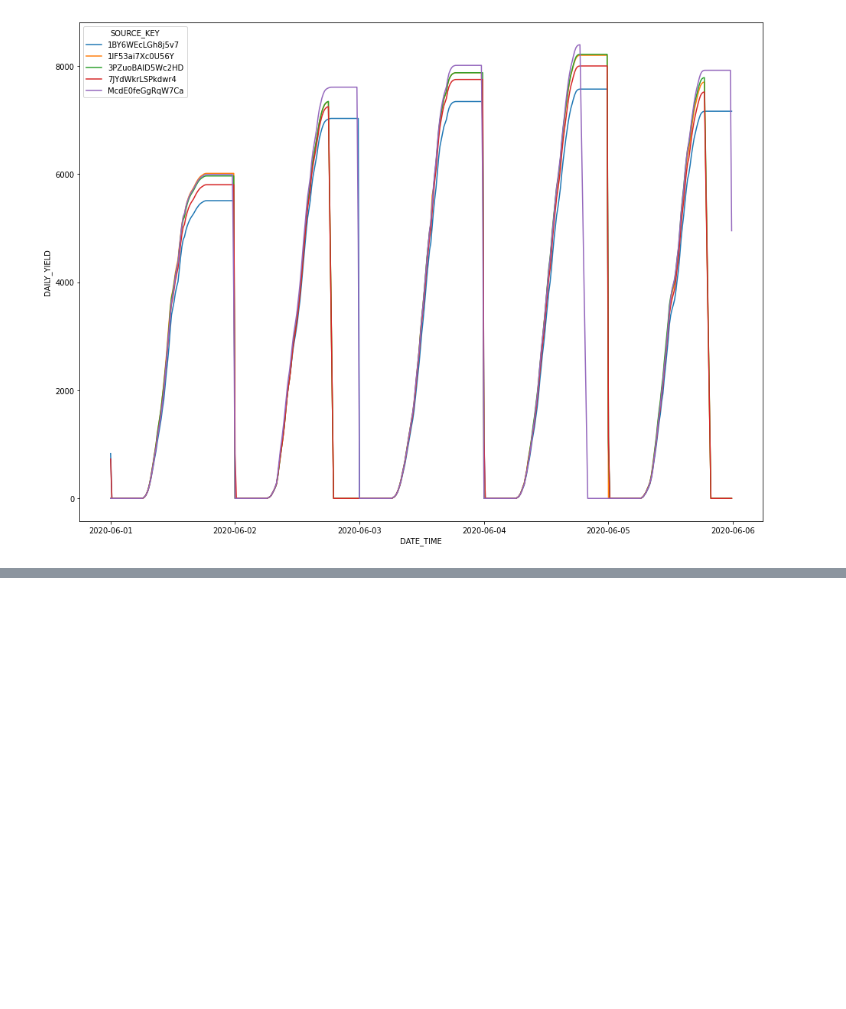
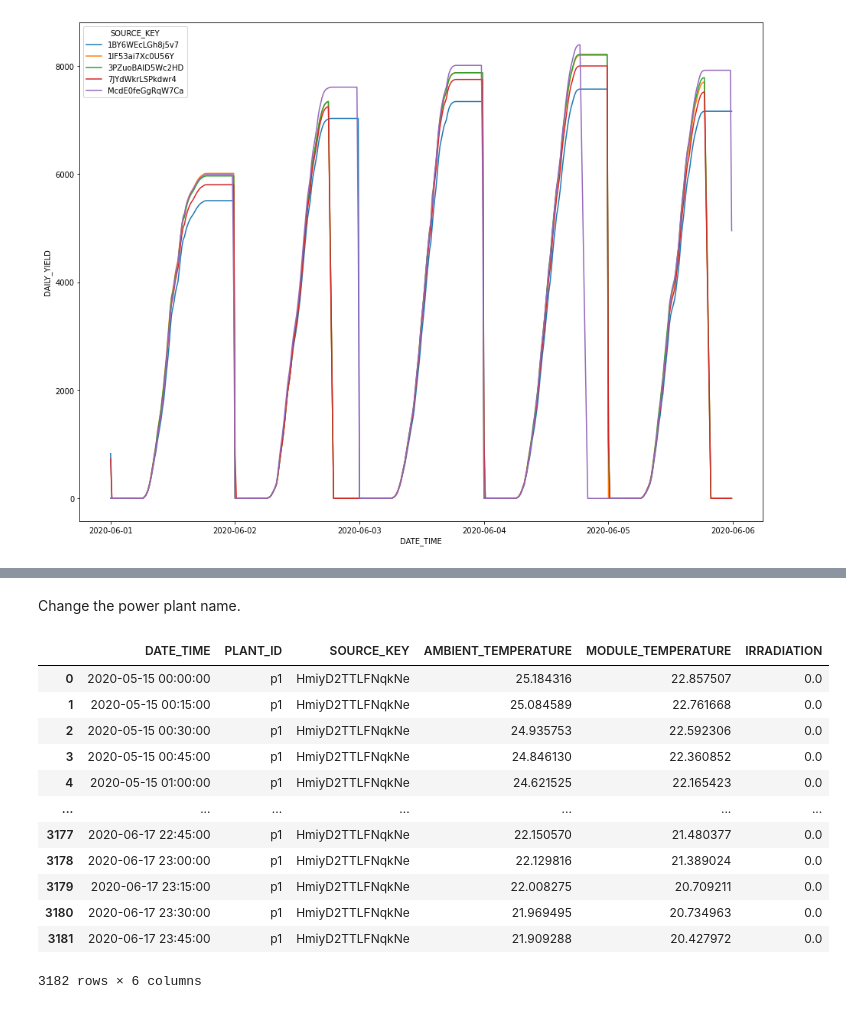
Before and after one commit to luis-cj/data-science-solar-power-plant, a Jupyter notebook: solar_power_plant_part_1.ipynb, the cells around one changed output, grey strips where cells are left out. Cells and saved outputs as stored; diff of their text form; code cells hidden in the pictures; blank space fills up the shorter version.

```diff
--- a/solar_power_plant_part_1.ipynb
+++ b/solar_power_plant_part_1.ipynb
@@ -155,0 +158,2 @@ p1g.describe().T
+# %%
+pd.options.display.float_format = '{:15.2f}'.format
@@ -273,0 +321,3 @@ sns.lineplot(data=temp.reset_index(), x=temp.index, y="DAILY_YIELD", hue="SOURCE
+# %%
+p1w["DATE_TIME"] = pd.to_datetime(p1w["DATE_TIME"])
+p1w.info()
@@ -273,0 +347,19 @@ sns.lineplot(data=temp.reset_index(), x=temp.index, y="DAILY_YIELD", hue="SOURCE
+# %% [markdown]
+Change the power plant name.
+# %%
+p1w["PLANT_ID"] = p1w["PLANT_ID"].replace(4135001, "p1")
+p1w
+# %% [output]
+|  | DATE_TIME | PLANT_ID | SOURCE_KEY | AMBIENT_TEMPERATURE | MODULE_TEMPERATURE | IRRADIATION |
+| 0 | 2020-05-15 00:00:00 | p1 | HmiyD2TTLFNqkNe | 25.184316 | 22.857507 | 0.0 |
+| 1 | 2020-05-15 00:15:00 | p1 | HmiyD2TTLFNqkNe | 25.084589 | 22.761668 | 0.0 |
+| 2 | 2020-05-15 00:30:00 | p1 | HmiyD2TTLFNqkNe | 24.935753 | 22.592306 | 0.0 |
+| 3 | 2020-05-15 00:45:00 | p1 | HmiyD2TTLFNqkNe | 24.846130 | 22.360852 | 0.0 |
+| 4 | 2020-05-15 01:00:00 | p1 | HmiyD2TTLFNqkNe | 24.621525 | 22.165423 | 0.0 |
+| ... | ... | ... | ... | ... | ... | ... |
+| 3177 | 2020-06-17 22:45:00 | p1 | HmiyD2TTLFNqkNe | 22.150570 | 21.480377 | 0.0 |
+| 3178 | 2020-06-17 23:00:00 | p1 | HmiyD2TTLFNqkNe | 22.129816 | 21.389024 | 0.0 |
+| 3179 | 2020-06-17 23:15:00 | p1 | HmiyD2TTLFNqkNe | 22.008275 | 20.709211 | 0.0 |
+| 3180 | 2020-06-17 23:30:00 | p1 | HmiyD2TTLFNqkNe | 21.969495 | 20.734963 | 0.0 |
+| 3181 | 2020-06-17 23:45:00 | p1 | HmiyD2TTLFNqkNe | 21.909288 | 20.427972 | 0.0 |
+3182 rows × 6 columns
```
Also changed, not shown: parts of 16 cells of this notebook.
